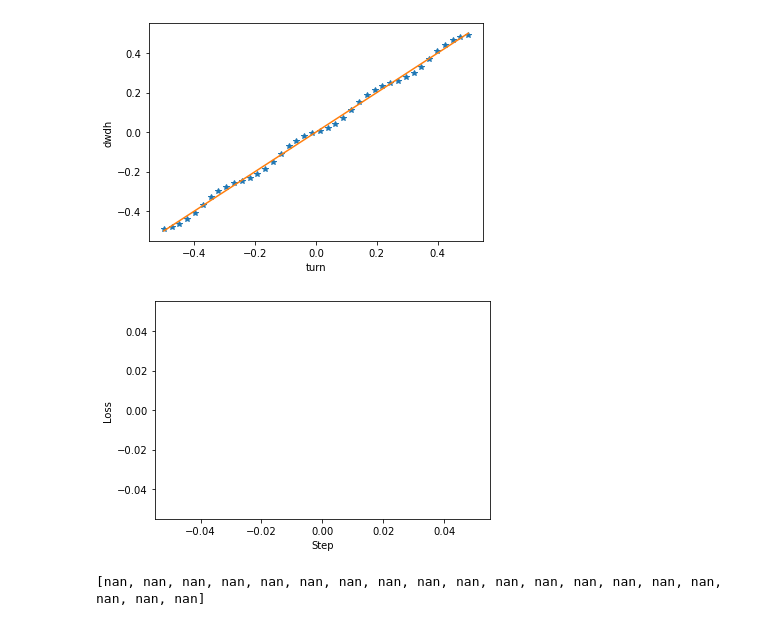
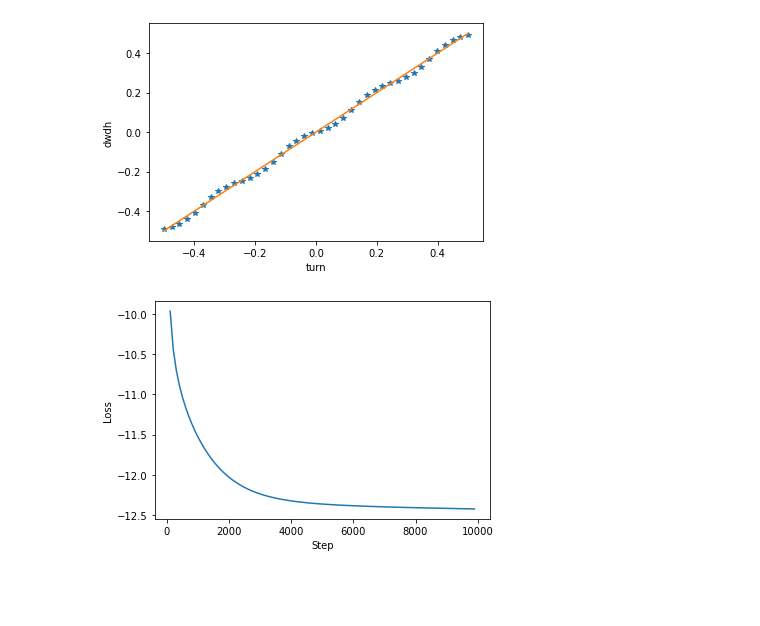
Before and after one commit to grybka/gratbot, a Jupyter notebook: theo_chaser/offline_training/train_object_motion_mk2.ipynb, the cells around one changed output. Drawn from its saved outputs; the diff is of its cells as text; code cells hidden in the pictures; blank space fills up the shorter version.

Commit message:
more offline training

```diff
--- a/theo_chaser/offline_training/train_object_motion_mk2.ipynb
+++ b/theo_chaser/offline_training/train_object_motion_mk2.ipynb
@@ -12,9 +12,9 @@ data_toload.append( [data_loc+"turning_1m_action_log.txt",data_loc+"turning_1m_o
 data_toload.append( [data_loc+"turning_2m_action_log.txt",data_loc+"turning_2m_object_log.txt" ] )
 data_toload.append( [data_loc+"turning_0.6m_action_log.txt",data_loc+"turning_0.6m_object_log.txt" ] )
 
-#data_toload.append( [data_loc+"forback_left_action.txt",data_loc+"forback_left_object.txt" ] )
-#data_toload.append( [data_loc+"forback_right_action.txt",data_loc+"forback_right_object.txt" ] )
-#data_toload.append( [data_loc+"forback_align_action.txt",data_loc+"forback_align_object.txt" ] )
+data_toload.append( [data_loc+"forback_left_action.txt",data_loc+"forback_left_object.txt" ] )
+data_toload.append( [data_loc+"forback_right_action.txt",data_loc+"forback_right_object.txt" ] )
+data_toload.append( [data_loc+"forback_align_action.txt",data_loc+"forback_align_object.txt" ] )
 
 
 object_target="stop_sign"
@@ -169,11 +174,11 @@ for sdataset in scoured_datasets:
     cut_action.extend(sdataset[2])
 
 #add some no actions
-for myb in np.linspace(-1,1,10):
-    for mym in np.linspace(-1,1,10):
-        cut_before_state.append( np.array([myb,mym,0.1,0.1]) )
-        cut_after_state.append(  np.array([myb,mym,0.1,0.1]) )
-        cut_action.append( np.array( [0,0,0]))
+#for myb in np.linspace(-1,1,10):
+#    for mym in np.linspace(-1,1,10):
+#        cut_before_state.append( np.array([myb,mym,0.1,0.1]) )
+#        cut_after_state.append(  np.array([myb,mym,0.1,0.1]) )
+#        cut_action.append( np.array( [0,0,0]))
 
 delta_state=[]
 for i in range(len(cut_before_state)):
@@ -321,52 +327,54 @@ def build_training_set(cut_before_state,cut_action,cut_delta_state):
     training_y=[]
     for i in range(len(cut_before_state)):
         training_x.append(torch.tensor( np.concatenate([cut_before_state[i],cut_action[i]])))
-        training_y.append(torch.tensor( cut_delta_state[0]))
+        training_y.append(torch.tensor( cut_delta_state[i]))
     return torch.stack(training_x).float(),torch.stack(training_y).float()
 
 training_x,training_y=build_training_set(cut_before_state,cut_action,delta_state)
 # %%
 from tqdm import tqdm
-model=nn.Sequential(nn.Linear(len(training_x[0]),5),nn.Sigmoid(),nn.Linear(5,2*len(training_y[0])))
+#model=nn.Sequential(nn.Linear(len(training_x[0]),5),nn.Sigmoid(),nn.Linear(5,2*len(training_y[0])))
+
+#model=nn.Sequential(nn.Linear(len(training_x[0]),5),nn.Sigmoid(),nn.Linear(5,len(training_y[0])))
+
+model=nn.Sequential(nn.Linear(len(training_x[0]),len(training_y[0])))
+
+
 class MeanSigmaLoss(nn.modules.loss._Loss):
     def __init__(self, size_average=None, reduce=None, reduction: str = 'mean') -> None:
         super(MeanSigmaLoss, self).__init__(size_average, reduce, reduction)
 
     def forward(self, input: torch.Tensor, target: torch.Tensor) -> torch.Tensor:
         n=len(target[0])
         ret=torch.tensor(0.0)
         for i in range(len(input)):
             for j in range(n):
                 ret+=(target[i][j]-input[i][j])**2/(2*input[i][n+j]**2)
-                ret+=-0.5*torch.log(input[i][n+j])
+                ret+=-0.5*torch.log(torch.abs(input[i][n+j]))
         return torch.sum(ret)
 
 lr=0.01
 optimizer = torch.optim.Adagrad(model.parameters(),lr=lr)
-loss_fn=MeanSigmaLoss()
-
+#loss_fn=MeanSigmaLoss()
+loss_fn=nn.MSELoss()
 
 entry=[]
 losslog=[]
-for i in tqdm(range(2000)):
+for i in tqdm(range(10000)):
     optimizer.zero_grad()
     y_pred=model(training_x)
     loss=loss_fn(y_pred,training_y)
     #if i%1000==0 and i !=0:
     #    print("Trial {} Loss {}".format(i,loss.item()/len(training_y)))
     if i%100==0 and i !=0:
         entry.append(i)
         losslog.append(loss.item()/len(training_y))
     loss.backward()
     optimizer.step()
 
 fig, ax = plt.subplots()
-ax.plot(entry,losslog)
+ax.plot(entry,np.log(losslog))
 ax.set(xlabel='Step', ylabel='Loss',title='')
 fig.show()
 # %% [output]
-[figure, old version]
+[figure, new version]
-# %%
-print(losslog)
-# %% [output]
-[nan, nan, nan, nan, nan, nan, nan, nan, nan, nan, nan, nan, nan, nan, nan, nan, nan, nan, nan]
```
Also changed, not shown: parts of 6 cells of this notebook.
